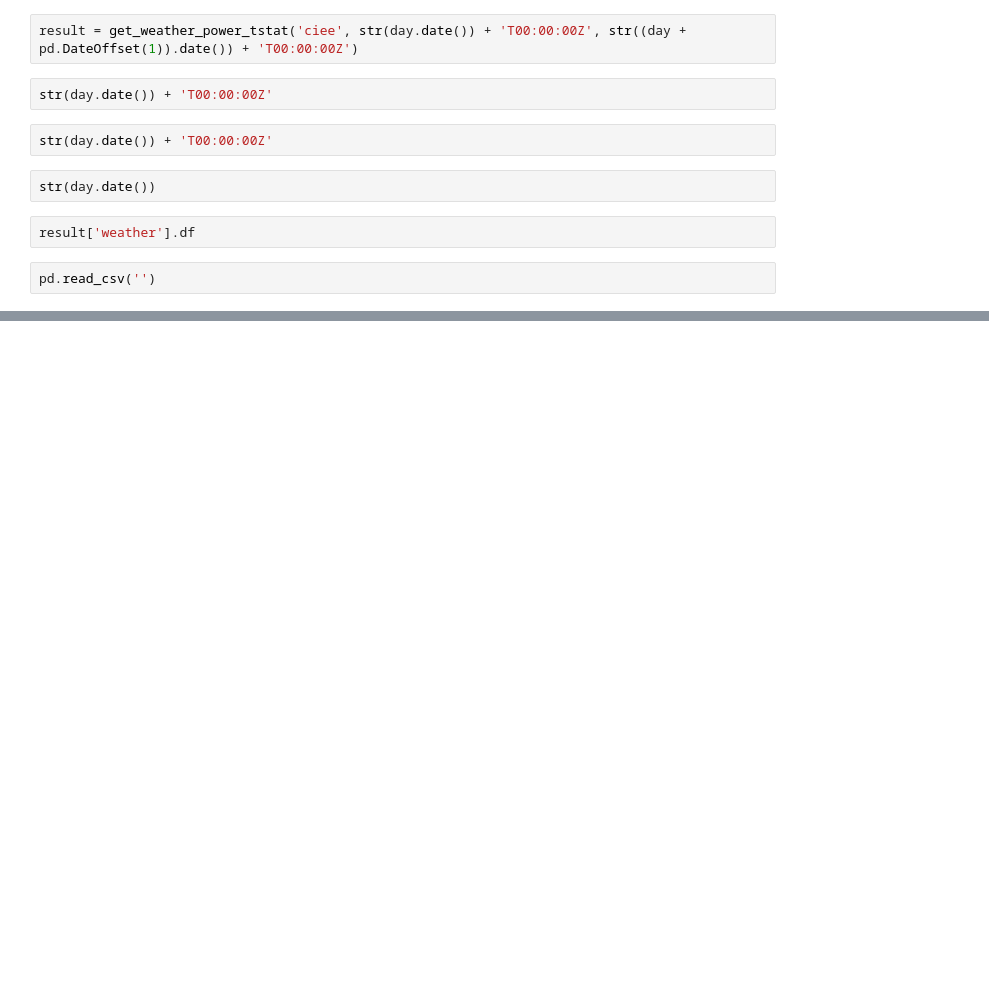
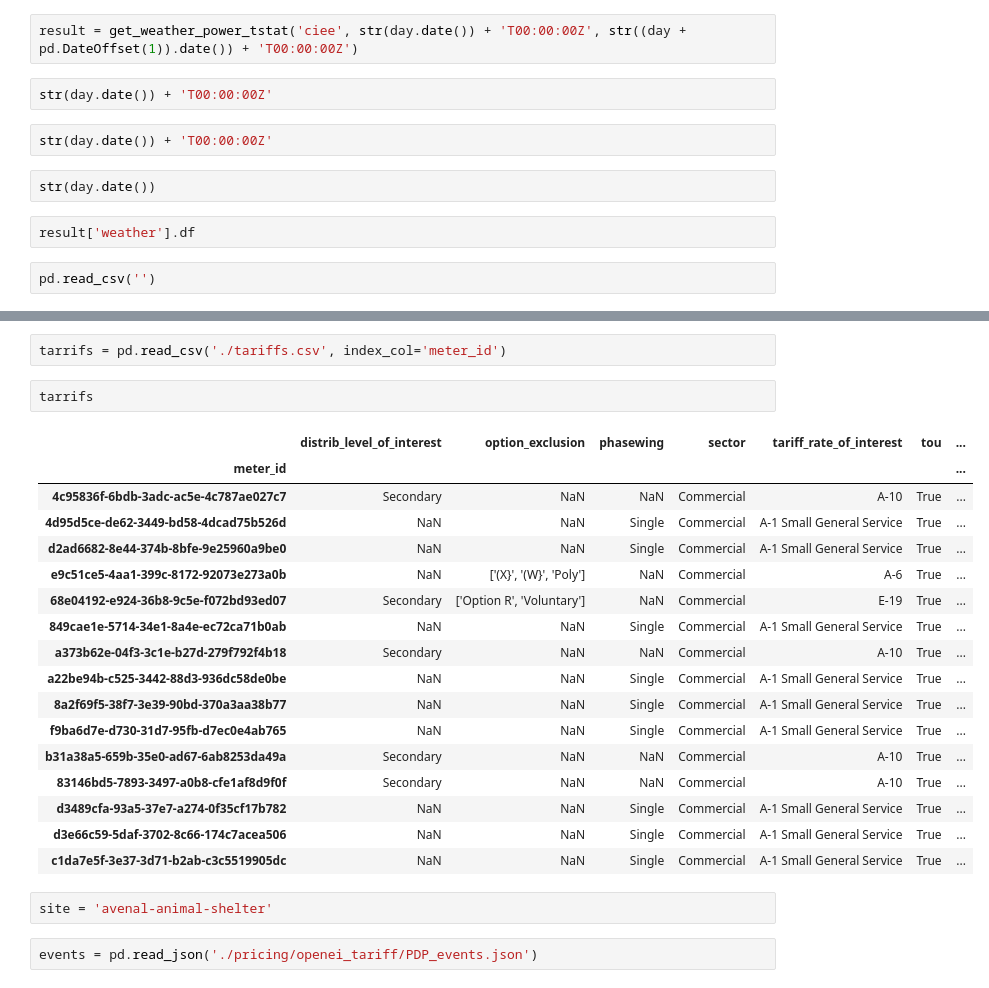
Before and after one commit to jleyden/building-analysis, a Jupyter notebook: src/plot_example.ipynb, the cells around one changed output, grey strips where cells are left out. Drawn from its saved outputs; the diff is of its cells as text; blank space fills up the shorter version.

```diff
--- a/src/plot_example.ipynb
+++ b/src/plot_example.ipynb
@@ -213,0 +238,26 @@ pd.read_csv('')
+# %%
+tarrifs = pd.read_csv('./tariffs.csv', index_col='meter_id')
+# %%
+tarrifs
+# %% [output]
+|  | distrib_level_of_interest | option_exclusion | phasewing | sector | tariff_rate_of_interest | tou | ... |
+| meter_id |  |  |  |  |  |  | ... |
+| 4c95836f-6bdb-3adc-ac5e-4c787ae027c7 | Secondary | NaN | NaN | Commercial | A-10 | True | ... |
+| 4d95d5ce-de62-3449-bd58-4dcad75b526d | NaN | NaN | Single | Commercial | A-1 Small General Service | True | ... |
+| d2ad6682-8e44-374b-8bfe-9e25960a9be0 | NaN | NaN | Single | Commercial | A-1 Small General Service | True | ... |
+| e9c51ce5-4aa1-399c-8172-92073e273a0b | NaN | ['(X}', '(W}', 'Poly'] | NaN | Commercial | A-6 | True | ... |
+| 68e04192-e924-36b8-9c5e-f072bd93ed07 | Secondary | ['Option R', 'Voluntary'] | NaN | Commercial | E-19 | True | ... |
+| 849cae1e-5714-34e1-8a4e-ec72ca71b0ab | NaN | NaN | Single | Commercial | A-1 Small General Service | True | ... |
+| a373b62e-04f3-3c1e-b27d-279f792f4b18 | Secondary | NaN | NaN | Commercial | A-10 | True | ... |
+| a22be94b-c525-3442-88d3-936dc58de0be | NaN | NaN | Single | Commercial | A-1 Small General Service | True | ... |
+| 8a2f69f5-38f7-3e39-90bd-370a3aa38b77 | NaN | NaN | Single | Commercial | A-1 Small General Service | True | ... |
+| f9ba6d7e-d730-31d7-95fb-d7ec0e4ab765 | NaN | NaN | Single | Commercial | A-1 Small General Service | True | ... |
+| b31a38a5-659b-35e0-ad67-6ab8253da49a | Secondary | NaN | NaN | Commercial | A-10 | True | ... |
+| 83146bd5-7893-3497-a0b8-cfe1af8d9f0f | Secondary | NaN | NaN | Commercial | A-10 | True | ... |
+| d3489cfa-93a5-37e7-a274-0f35cf17b782 | NaN | NaN | Single | Commercial | A-1 Small General Service | True | ... |
+| d3e66c59-5daf-3702-8c66-174c7acea506 | NaN | NaN | Single | Commercial | A-1 Small General Service | True | ... |
+| c1da7e5f-3e37-3d71-b2ab-c3c5519905dc | NaN | NaN | Single | Commercial | A-1 Small General Service | True | ... |
+# %%
+site = 'avenal-animal-shelter'
+# %%
+events = pd.read_json('./pricing/openei_tariff/PDP_events.json')
```
Also changed, not shown: parts of 24 cells of this notebook, 17 other files.
